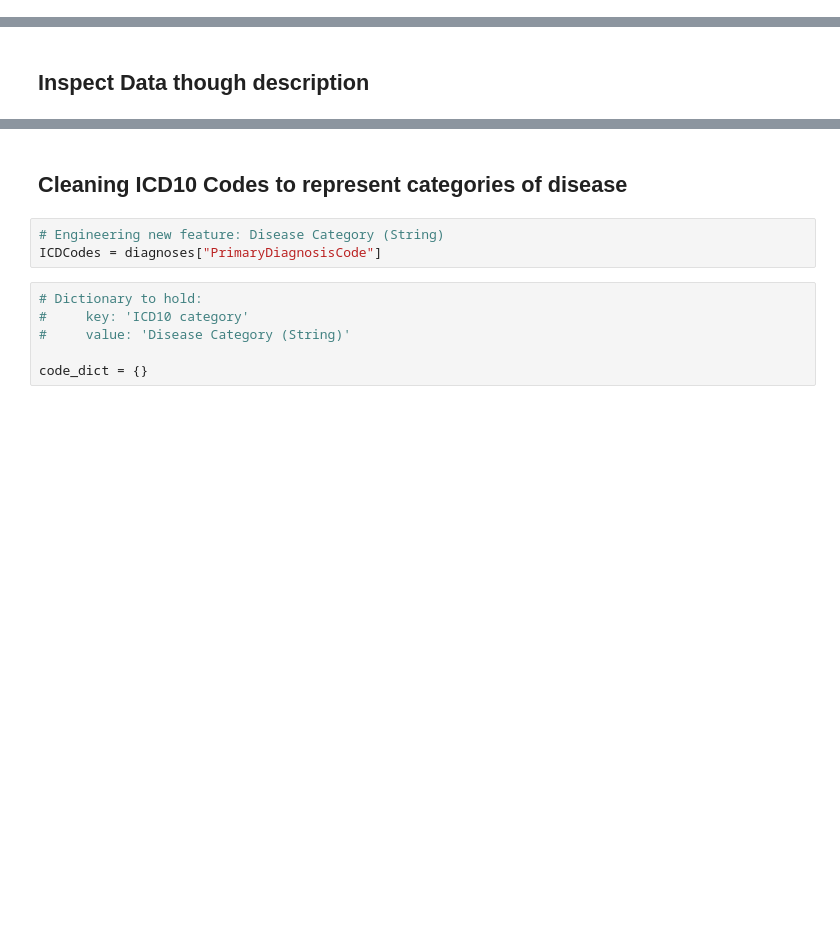
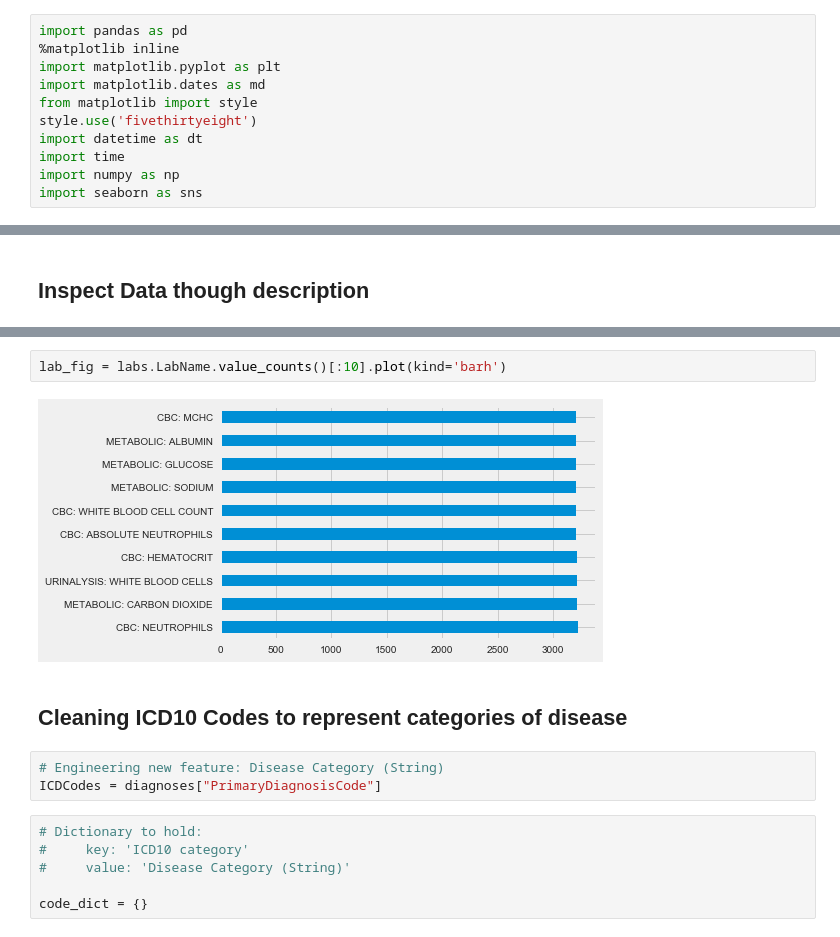
Before and after one commit to Bowiemb/demos, a Jupyter notebook: Virtual Patient Data Analysis Demo.ipynb, the cells around one changed output, grey strips where cells are left out. Drawn from its saved outputs; the diff is of its cells as text; blank space fills up the shorter version.

```diff
--- a/Virtual Patient Data Analysis Demo.ipynb
+++ b/Virtual Patient Data Analysis Demo.ipynb
@@ -3,3 +1,14 @@ import pandas as pd
+# %%
+import pandas as pd
+%matplotlib inline
+import matplotlib.pyplot as plt
+import matplotlib.dates as md
+from matplotlib import style
+style.use('fivethirtyeight')
+import datetime as dt
+import time
+import numpy as np
+import seaborn as sns
 # %%
 # Set file paths
 patient_file = "/Users/bwi/Documents/VA_Demo/100-patients/PatientCorePopulatedTable.txt"
@@ -112,6 +121,10 @@ labs.describe(include = "all")
 | 50% | NaN | 2.000000 | NaN | 10.600000 | NaN | NaN |
 | 75% | NaN | 4.000000 | NaN | 37.900000 | NaN | NaN |
 | max | NaN | 7.000000 | NaN | 449.900000 | NaN | NaN |
+# %%
+lab_fig = labs.LabName.value_counts()[:10].plot(kind='barh')
+# %% [output]
+[figure, added]
 # %% [markdown]
 ## Cleaning ICD10 Codes to represent categories of disease
 # %%
```
Also changed, not shown: parts of 36 cells of this notebook.
